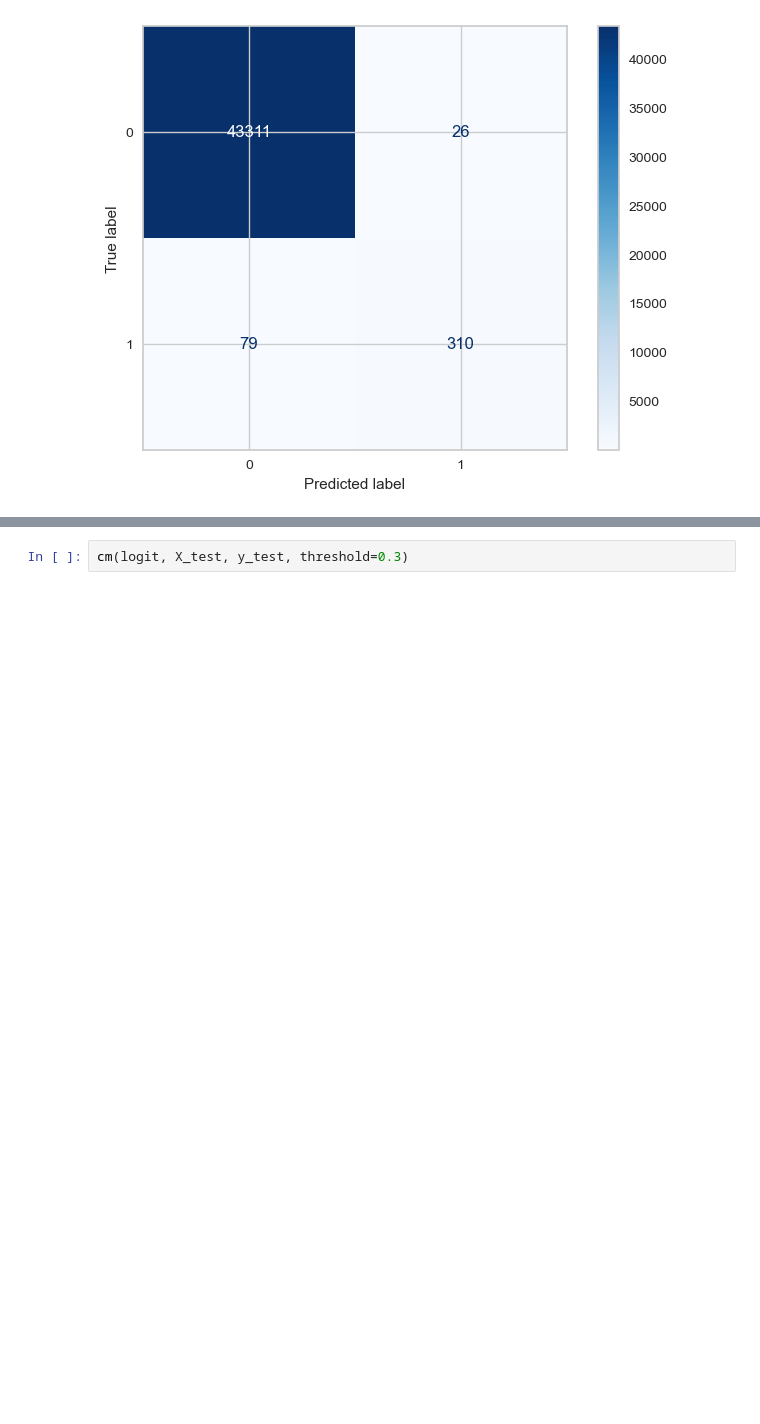
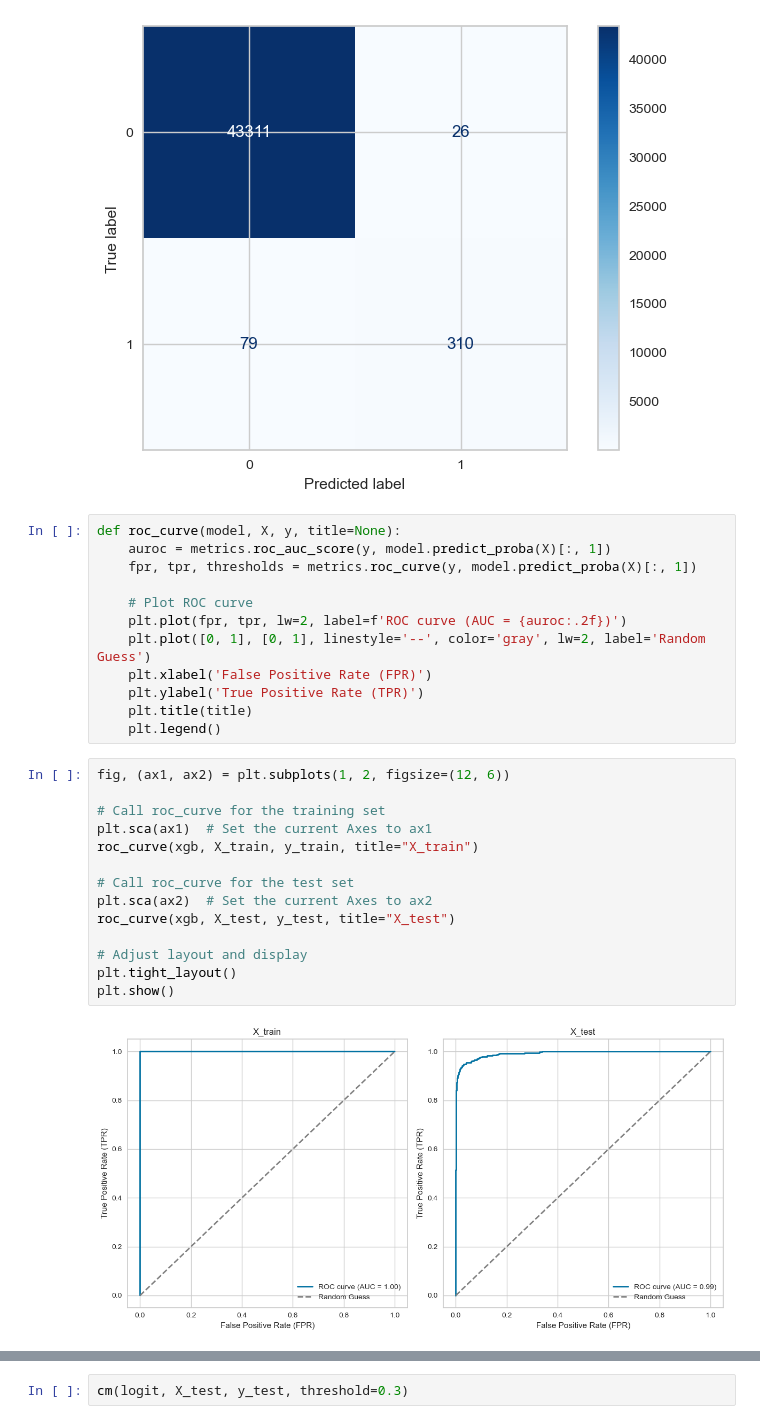
Before and after one commit to omdgit/machine-learning-imbalanced-data, a Jupyter notebook: Section-03-Metrics/03-02-Precision-Recall-F1.ipynb, the cells around one changed output, grey strips where cells are left out. Drawn from its saved outputs; the diff is of its cells as text; blank space fills up the shorter version.

```diff
--- a/Section-03-Metrics/03-02-Precision-Recall-F1.ipynb
+++ b/Section-03-Metrics/03-02-Precision-Recall-F1.ipynb
@@ -325,3 +324,31 @@ cm(xgb, X_test, y_test, threshold=0.51)
    macro avg       0.96      0.90      0.93     43726
 weighted avg       1.00      1.00      1.00     43726
 [figure]
+# %%
+def roc_curve(model, X, y, title=None):
+    auroc = metrics.roc_auc_score(y, model.predict_proba(X)[:, 1])
+    fpr, tpr, thresholds = metrics.roc_curve(y, model.predict_proba(X)[:, 1])
+
+    # Plot ROC curve
+    plt.plot(fpr, tpr, lw=2, label=f'ROC curve (AUC = {auroc:.2f})')
+    plt.plot([0, 1], [0, 1], linestyle='--', color='gray', lw=2, label='Random Guess')
+    plt.xlabel('False Positive Rate (FPR)')
+    plt.ylabel('True Positive Rate (TPR)')
+    plt.title(title)
+    plt.legend()
+# %%
+fig, (ax1, ax2) = plt.subplots(1, 2, figsize=(12, 6))
+
+# Call roc_curve for the training set
+plt.sca(ax1)  # Set the current Axes to ax1
+roc_curve(xgb, X_train, y_train, title="X_train")
+
+# Call roc_curve for the test set
+plt.sca(ax2)  # Set the current Axes to ax2
+roc_curve(xgb, X_test, y_test, title="X_test")
+
+# Adjust layout and display
+plt.tight_layout()
+plt.show()
+# %% [output]
+[figure, added]
```
Also changed, not shown: parts of 3 cells of this notebook.
